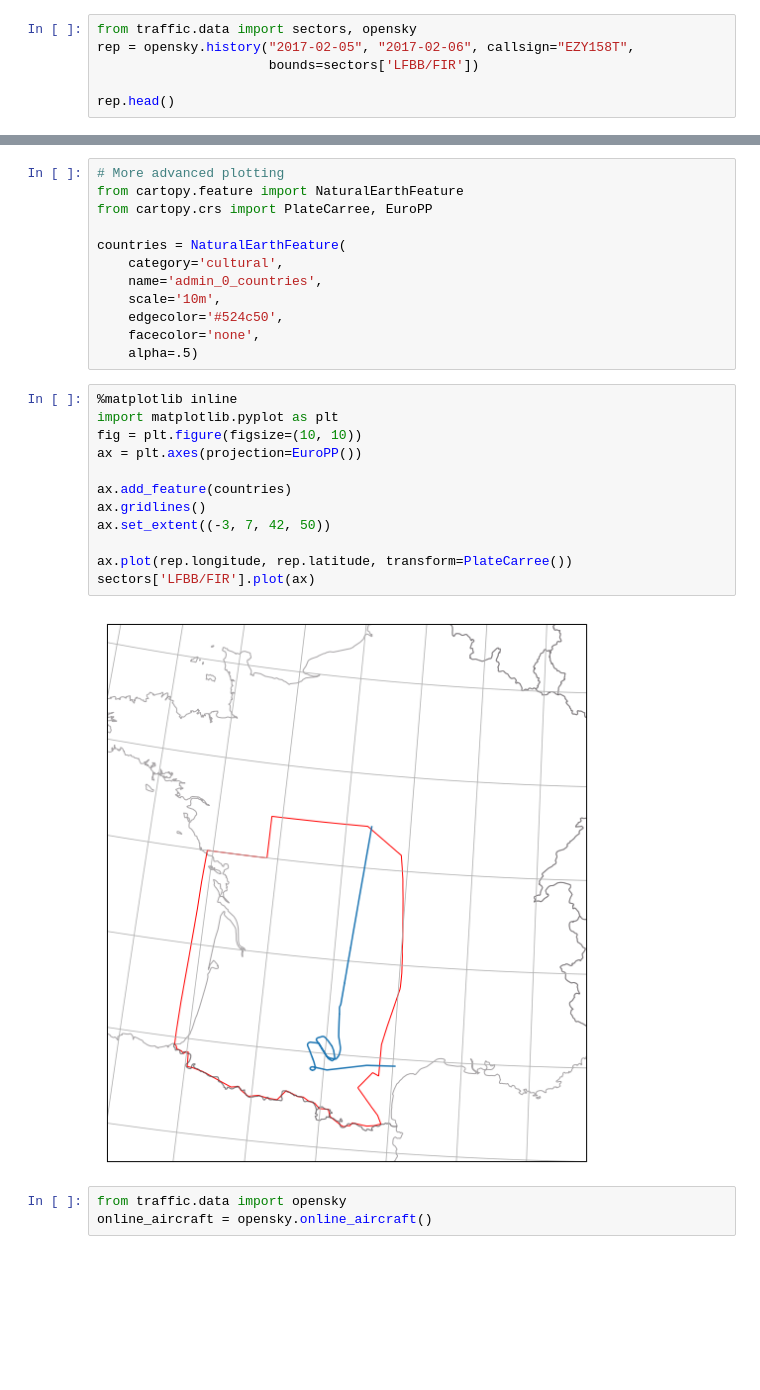
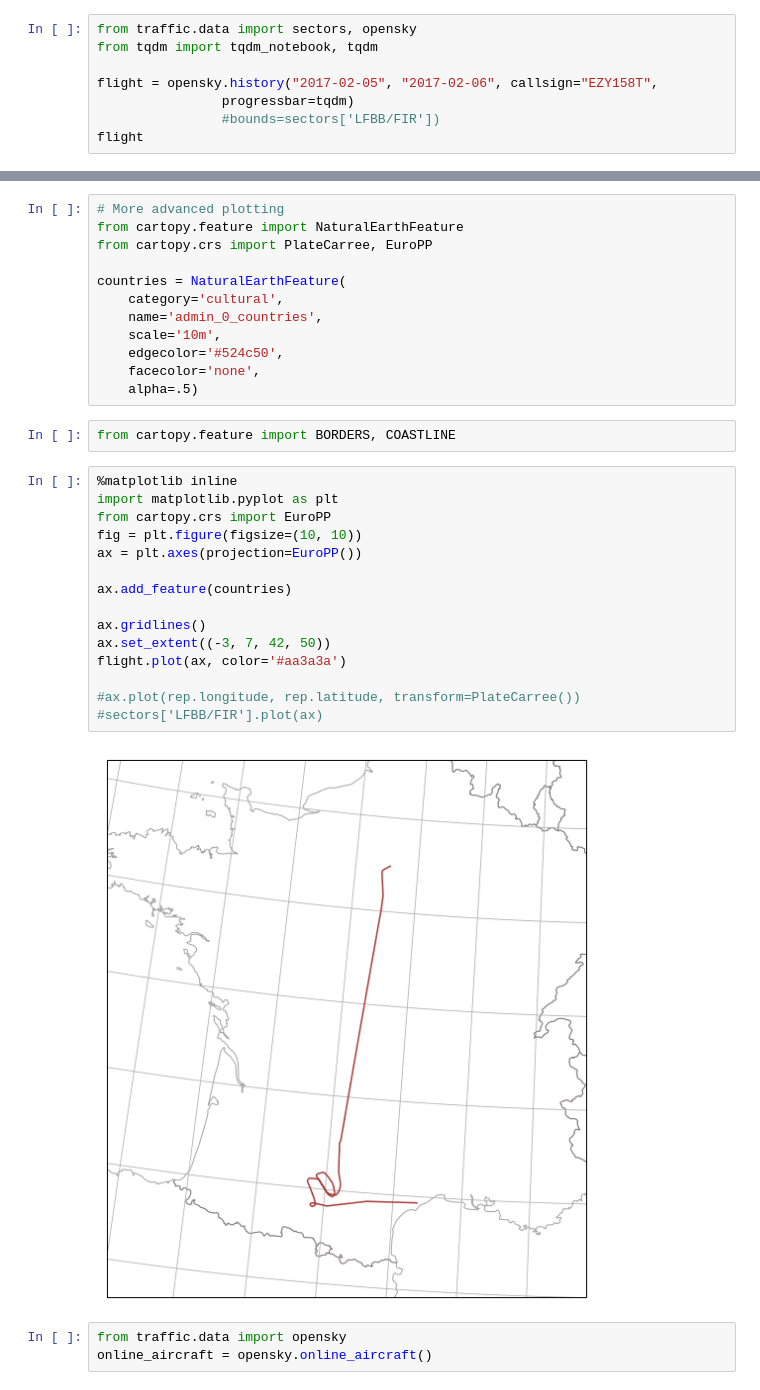
Before and after one commit to xoolive/traffic, a Jupyter notebook: notebooks/opensky_usage.ipynb, the cells around one changed output, grey strips where cells are left out. Saved outputs shown, nothing was run; the diff lists cells and outputs as text; blank space fills up the shorter version.

```diff
--- a/notebooks/opensky_usage.ipynb
+++ b/notebooks/opensky_usage.ipynb
@@ -1,7 +1,9 @@
 # %%
 from traffic.data import sectors, opensky
-rep = opensky.history("2017-02-05", "2017-02-06", callsign="EZY158T",
-                      bounds=sectors['LFBB/FIR'])
+from tqdm import tqdm_notebook, tqdm
 
-rep.head()
+flight = opensky.history("2017-02-05", "2017-02-06", callsign="EZY158T",
+                progressbar=tqdm)
+                #bounds=sectors['LFBB/FIR'])
+flight
 # %% [output]
@@ -23,20 +41,25 @@ countries = NaturalEarthFeature(
     edgecolor='#524c50',
     facecolor='none',
     alpha=.5)
+# %%
+from cartopy.feature import BORDERS, COASTLINE
 # %%
 %matplotlib inline
 import matplotlib.pyplot as plt
+from cartopy.crs import EuroPP
 fig = plt.figure(figsize=(10, 10))
 ax = plt.axes(projection=EuroPP())
 
 ax.add_feature(countries)
+
 ax.gridlines()
 ax.set_extent((-3, 7, 42, 50))
+flight.plot(ax, color='#aa3a3a')
 
-ax.plot(rep.longitude, rep.latitude, transform=PlateCarree())
-sectors['LFBB/FIR'].plot(ax)
+#ax.plot(rep.longitude, rep.latitude, transform=PlateCarree())
+#sectors['LFBB/FIR'].plot(ax)
 # %% [output]
-[figure, old version]
+[figure, new version]
 # %%
 from traffic.data import opensky
 online_aircraft = opensky.online_aircraft()
```
Also changed, not shown: parts of 4 cells of this notebook, 37 other files.
